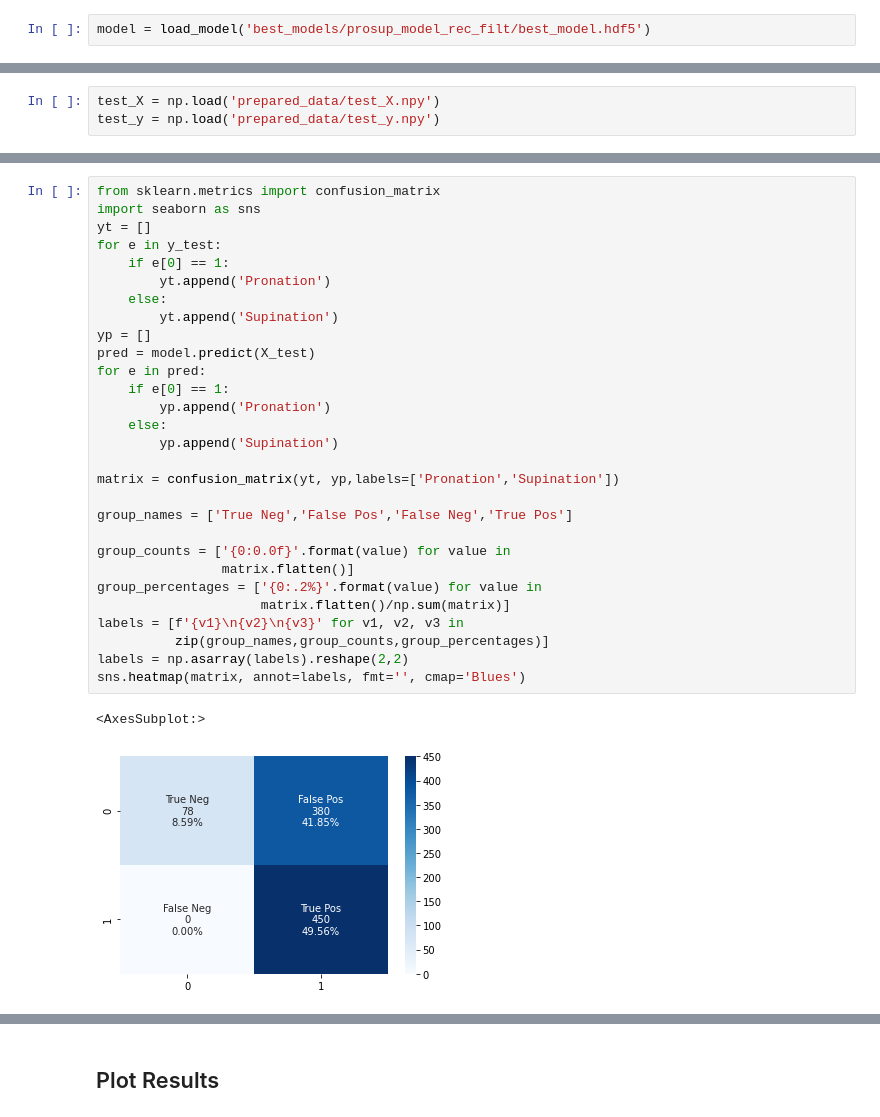
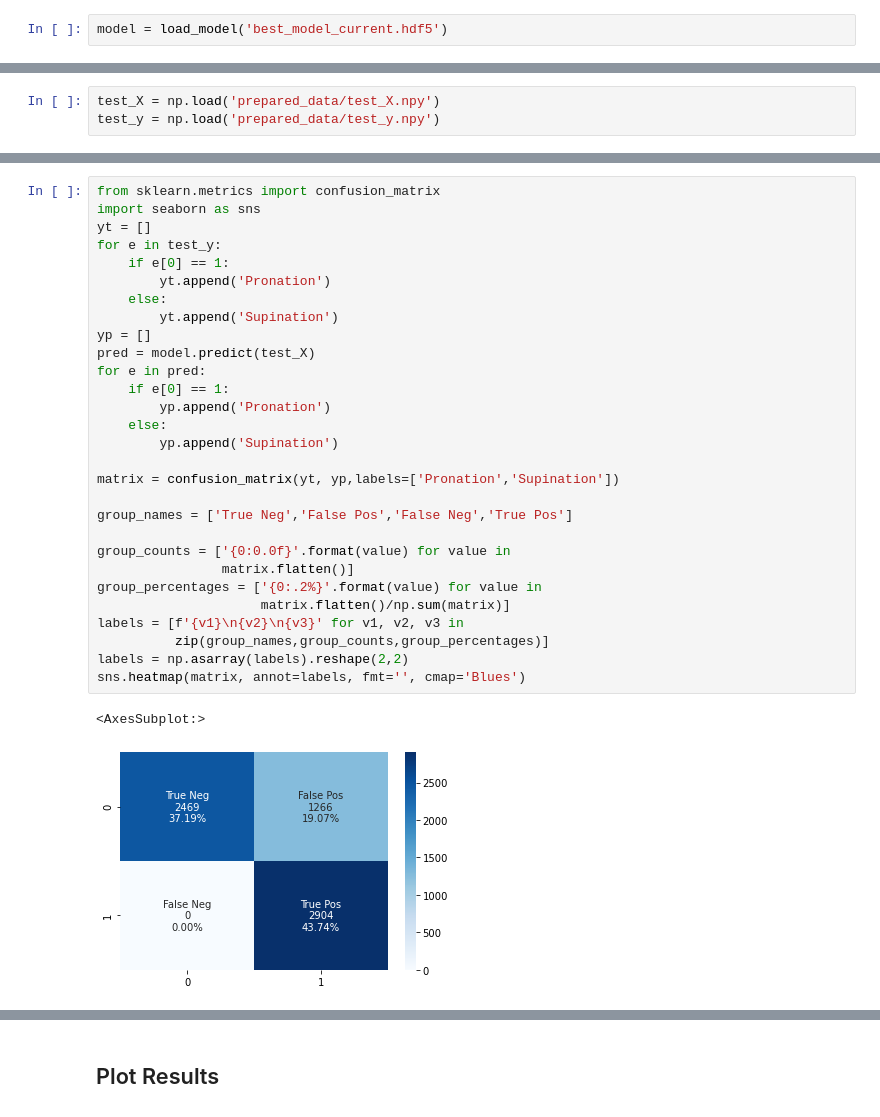
Before and after one commit to fazildgr8/wrist_control_CNN_AWEAR, a Jupyter notebook: Prosup_Classifier_data_prep.ipynb, the cells around one changed output, grey strips where cells are left out. Saved outputs shown, nothing was run; the diff lists cells and outputs as text.

```diff
--- a/Prosup_Classifier_data_prep.ipynb
+++ b/Prosup_Classifier_data_prep.ipynb
@@ -298,7 +298,7 @@ None
 # %% [markdown]
 ## Testing
 # %%
-model = load_model('best_models/prosup_model_rec_filt/best_model.hdf5')
+model = load_model('best_model_current.hdf5')
 # %%
 X_mean = np.load('mean_std_master_norm.npy')[0]
 X_std = np.load('mean_std_master_norm.npy')[1]
@@ -323,32 +323,32 @@ model.evaluate(X_test,y_test)
 # %%
 from sklearn.metrics import confusion_matrix
 import seaborn as sns
 yt = []
-for e in y_test:
+for e in test_y:
     if e[0] == 1:
         yt.append('Pronation')
     else:
         yt.append('Supination')
 yp = []
-pred = model.predict(X_test)
+pred = model.predict(test_X)
 for e in pred:
     if e[0] == 1:
         yp.append('Pronation')
     else:
         yp.append('Supination')
 
 matrix = confusion_matrix(yt, yp,labels=['Pronation','Supination'])
 
 group_names = ['True Neg','False Pos','False Neg','True Pos']
 
 group_counts = ['{0:0.0f}'.format(value) for value in
                 matrix.flatten()]
 group_percentages = ['{0:.2%}'.format(value) for value in
                      matrix.flatten()/np.sum(matrix)]
 labels = [f'{v1}\n{v2}\n{v3}' for v1, v2, v3 in
           zip(group_names,group_counts,group_percentages)]
 labels = np.asarray(labels).reshape(2,2)
 sns.heatmap(matrix, annot=labels, fmt='', cmap='Blues')
 # %% [output]
 <AxesSubplot:>
-[figure, old version]
+[figure, new version]
```
Also changed, not shown: parts of 10 cells of this notebook, 14 other files.
